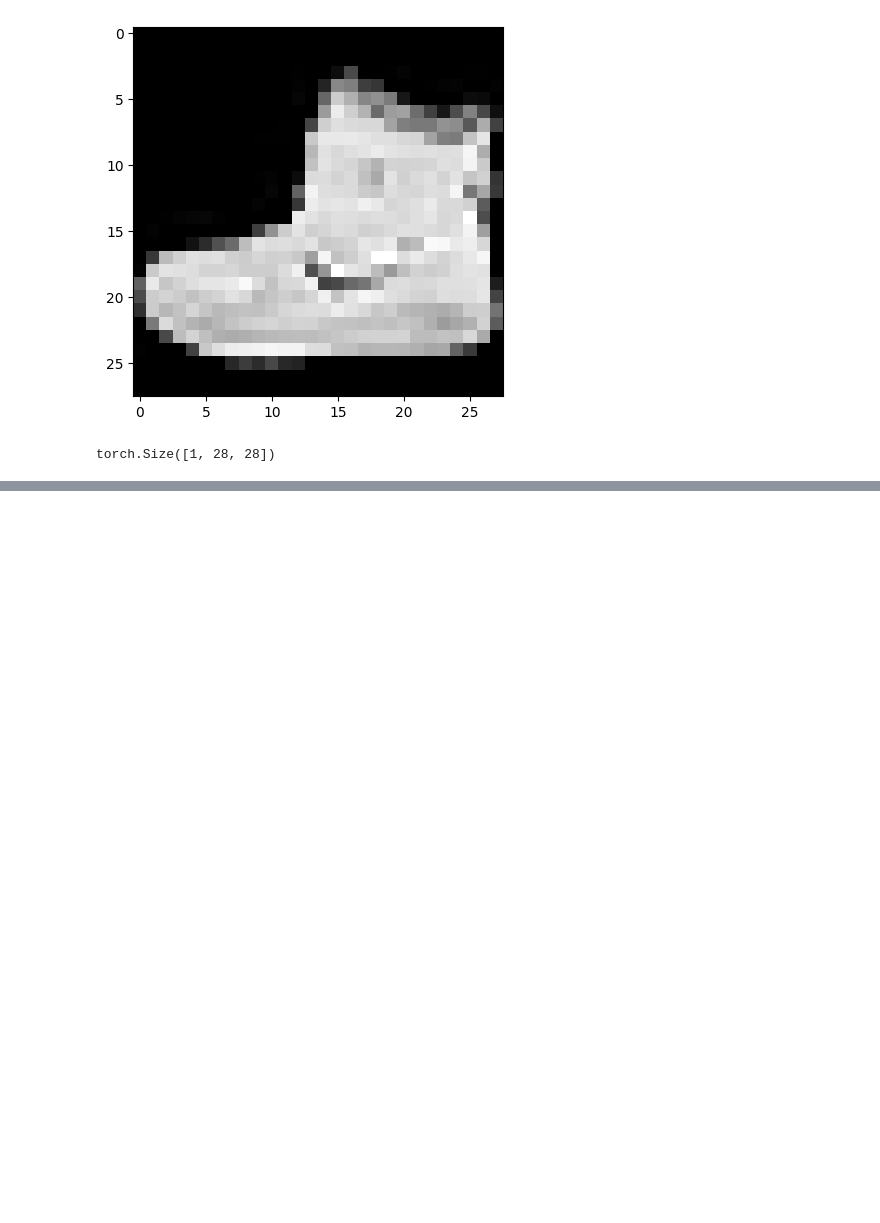
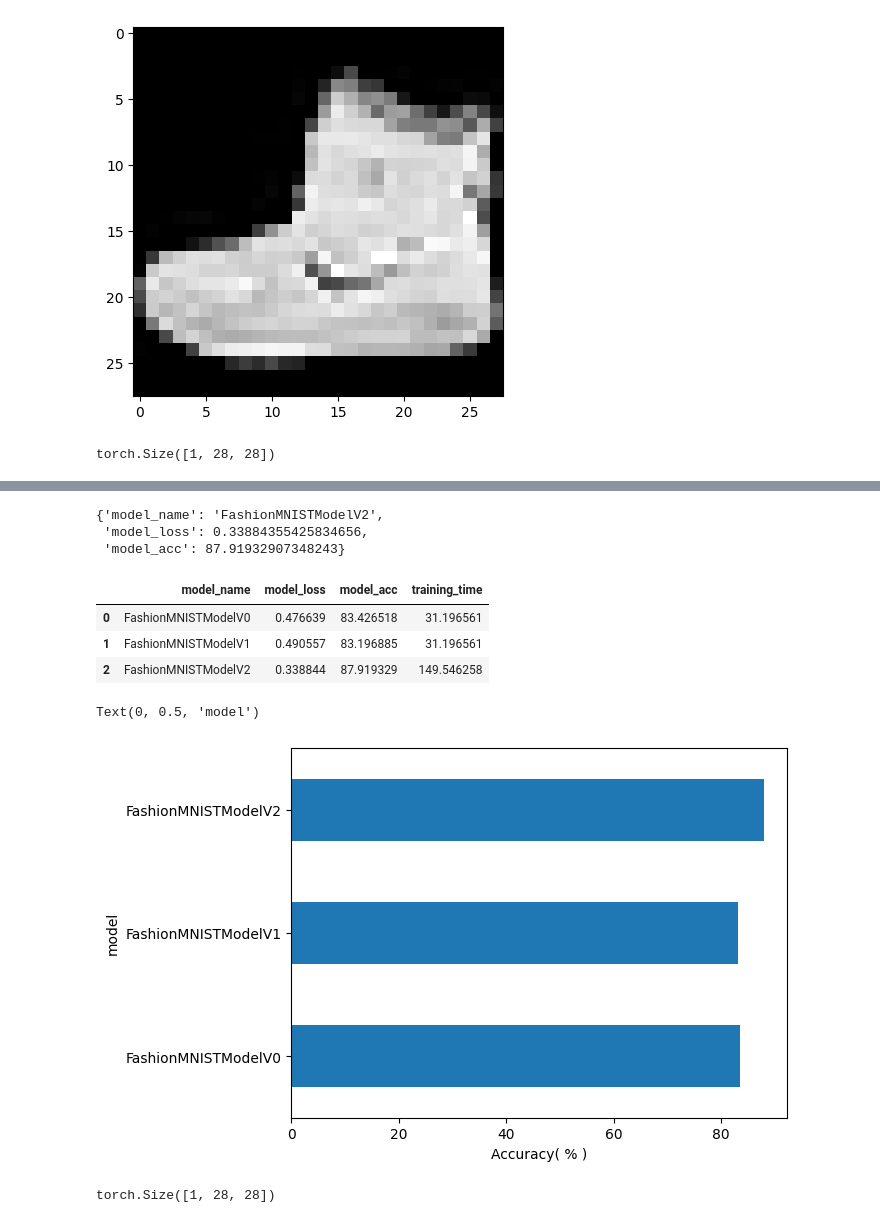
Before and after one commit to SanjaySaatyaki/pytorch_4_ml_dl, a Jupyter notebook: 03_python__computer_vision.ipynb, the cells around one changed output, grey strips where cells are left out. Cells and saved outputs as stored; diff of their text form; code cells hidden in the pictures; blank space fills up the shorter version.

```diff
--- a/03_python__computer_vision.ipynb
+++ b/03_python__computer_vision.ipynb
@@ -665,0 +663,14 @@ tensor([[-0.0546,  0.0080, -0.0390, -0.0824,  0.0148, -0.0413,  0.0218, -0.0270,
+# %%
+torch.manual_seed(42)
+# torch.cuda.random_seed(42)
+epochs = 3
+
+train_time_start_model_2 = timer()
+for epoch in tqdm(range(epochs)):
+  train_step(model=model_2, data_loader=train_data_loader, loss_fn= loss_fn, optimizer=optimizer_2, accuracy_fn=accuracy_fn, target_device=device)
+  test_step(model=model_2,data_loader=test_data_loader,loss_fn=loss_fn, accuracy_fn=accuracy_fn,target_device=device)
+
+train_time_end_model_2 = timer()
+total_train_time_model_2 = print_train_time(start=train_time_start_model_2,
+                                            end=train_time_end_model_2,
+                                            device=device)
@@ -665,0 +685,12 @@ tensor([[-0.0546,  0.0080, -0.0390, -0.0824,  0.0148, -0.0413,  0.0218, -0.0270,
+# %%
+model_2_results = eval_model(model=model_2,
+                             data_loader=test_data_loader,
+                             loss_fn=loss_fn,
+                             accuracy_fn=accuracy_fn,
+                             device=device)
+# %%
+model_2_results
+# %% [output]
+{'model_name': 'FashionMNISTModelV2',
+ 'model_loss': 0.33884355425834656,
+ 'model_acc': 87.91932907348243}
@@ -665,0 +699,19 @@ tensor([[-0.0546,  0.0080, -0.0390, -0.0824,  0.0148, -0.0413,  0.0218, -0.0270,
+# %%
+compare_results = pd.DataFrame([model_0_results,model_1_results,model_2_results])
+# %%
+compare_results["training_time"] = [total_train_time_model_0,total_train_time_model_0,total_train_time_model_2]
+# %%
+compare_results
+# %% [output]
+|  | model_name | model_loss | model_acc | training_time |
+| 0 | FashionMNISTModelV0 | 0.476639 | 83.426518 | 31.196561 |
+| 1 | FashionMNISTModelV1 | 0.490557 | 83.196885 | 31.196561 |
+| 2 | FashionMNISTModelV2 | 0.338844 | 87.919329 | 149.546258 |
+# %%
+#Visualize our models
+compare_results.set_index("model_name")["model_acc"].plot(kind="barh")
+plt.xlabel("Accuracy( % )")
+plt.ylabel("model")
+# %% [output]
+Text(0, 0.5, 'model')
+[figure, added]
@@ -665,0 +732,14 @@ tensor([[-0.0546,  0.0080, -0.0390, -0.0824,  0.0148, -0.0413,  0.0218, -0.0270,
+# %%
+import random
+random.seed(42)
+
+test_samples = []
+test_labels = []
+
+for sample, label in random.sample(list(test_data),k=9):
+  test_samples.append(sample)
+  test_labels.append(label)
+
+test_samples[0].shape
+# %% [output]
+torch.Size([1, 28, 28])
```
Also changed, not shown: parts of 31 cells of this notebook.
